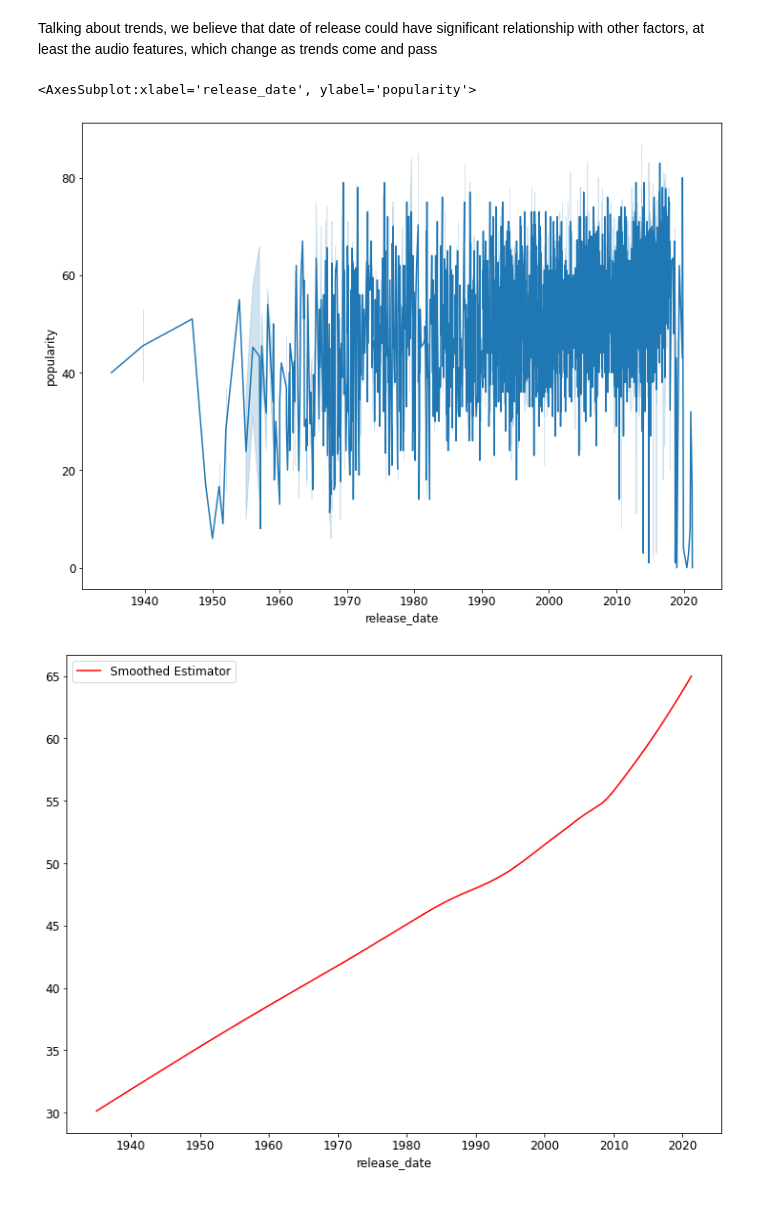
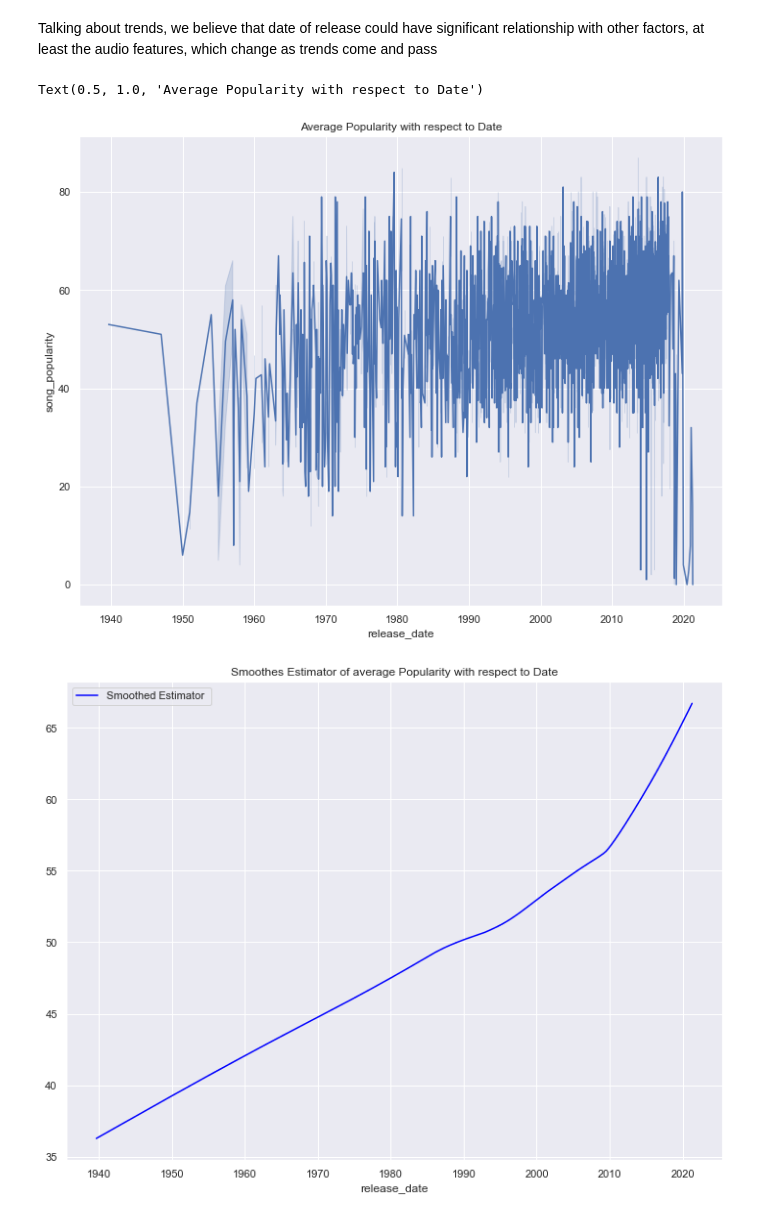
Before and after one commit to mahshidghaffari/Data_Madness, a Jupyter notebook: visual/EDA.ipynb, the cells around one changed output. Cells and saved outputs as stored; diff of their text form; code cells hidden in the pictures.

```diff
--- a/visual/EDA.ipynb
+++ b/visual/EDA.ipynb
@@ -11,7 +16,7 @@ from pandas.api.types import CategoricalDtype
 %matplotlib inline
 import matplotlib.pyplot as plt
 import seaborn as sns
-
+sns.set_theme(style="darkgrid")
 from sklearn import linear_model as lm
 from sklearn.model_selection import train_test_split
 from sklearn.model_selection import KFold
@@ -155,22 +185,24 @@ We also see the shape of energy, its left skewed, densily packed around the 0.6-
 # %% [markdown]
 Talking about trends, we believe that date of release could have significant relationship with other factors, at least the audio features, which change as trends come and pass
 # %%
-sns.lineplot(data=data, x='release_date', y='popularity')
+sns.lineplot(data=data, x='release_date', y='song_popularity')
+plt.title("Average Popularity with respect to Date")
 # %% [output]
-<AxesSubplot:xlabel='release_date', ylabel='popularity'>
+Text(0.5, 1.0, 'Average Popularity with respect to Date')
-[figure, old version]
+[figure, new version]
 # %%
 data.release_date = pd.to_datetime(data.release_date, infer_datetime_format = True, utc = True).astype('datetime64[ns]')
 from statsmodels.nonparametric.smoothers_lowess import lowess
 
-yobs = data.popularity
+yobs = data.song_popularity
 xobs = data.release_date
 # Predict 'smoothed' valued for observations
 ysmooth = lowess(yobs, xobs, return_sorted=False)
-sns.lineplot(x=xobs, y=ysmooth, label="Smoothed Estimator", color='red')
+sns.lineplot(x=xobs, y=ysmooth, label="Smoothed Estimator ", color='blue')
+plt.title("Smoothes Estimator of average Popularity with respect to Date")
 plt.legend();
 # %% [output]
-[figure, old version]
+[figure, new version]
 # %%
 from statsmodels.nonparametric.smoothers_lowess import lowess
 
```
Also changed, not shown: parts of 13 cells of this notebook, 9 other files.
